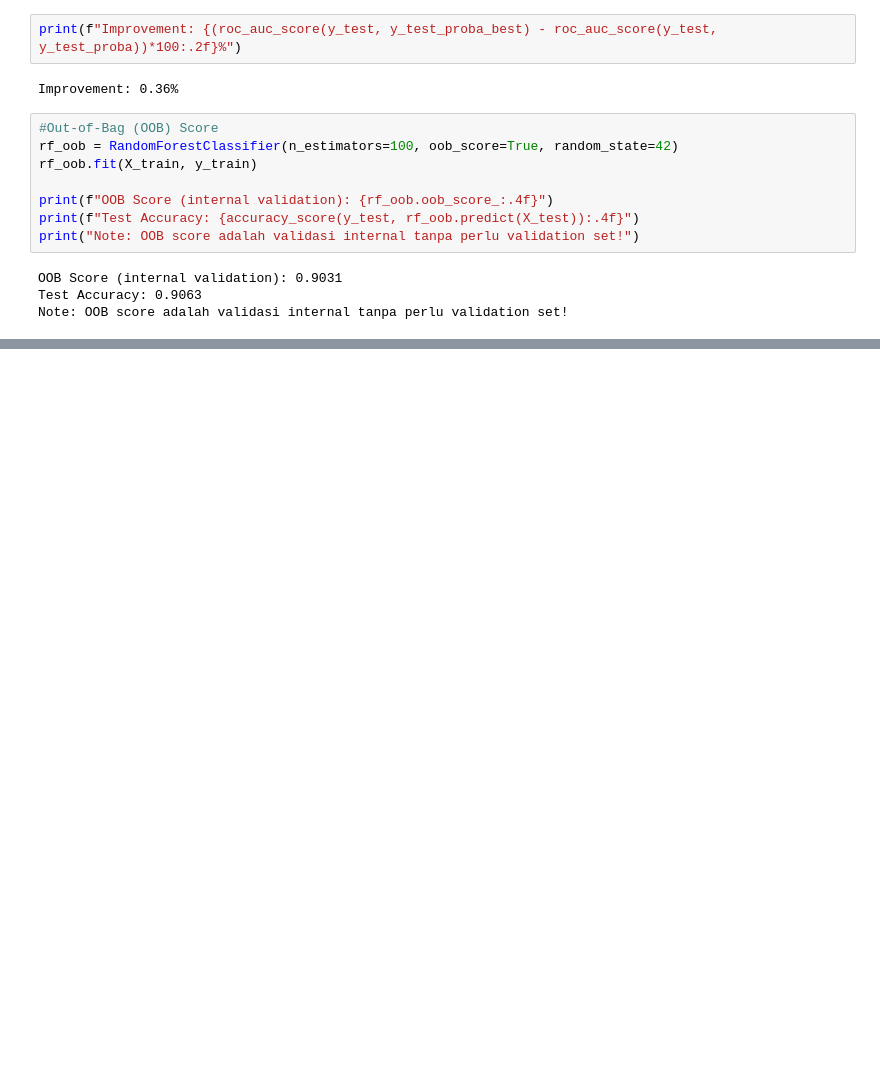
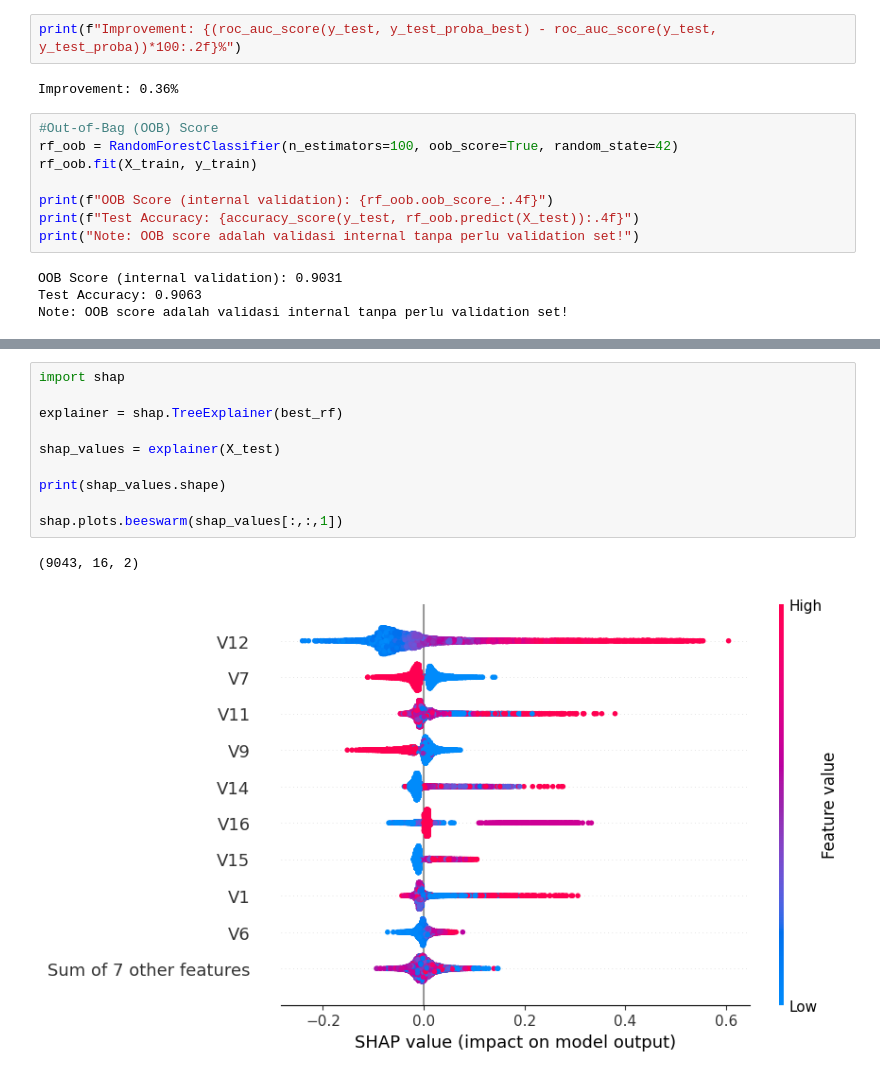
Before and after one commit to GampichXD/Computer-Vision---Indonesia-AI--Making-Own-Material-, a Jupyter notebook: Day 3 - Ensemble & Random Forest/notebooks/01-randomforest-forclassification.ipynb, the cells around one changed output, grey strips where cells are left out. Saved outputs shown, nothing was run; the diff lists cells and outputs as text; blank space fills up the shorter version.

```diff
--- a/Day 3 - Ensemble & Random Forest/notebooks/01-randomforest-forclassification.ipynb
+++ b/Day 3 - Ensemble & Random Forest/notebooks/01-randomforest-forclassification.ipynb
@@ -238,0 +442,13 @@ Note: OOB score adalah validasi internal tanpa perlu validation set!
+# %%
+import shap
+
+explainer = shap.TreeExplainer(best_rf)
+
+shap_values = explainer(X_test)
+
+print(shap_values.shape)
+
+shap.plots.beeswarm(shap_values[:,:,1])
+# %% [output]
+(9043, 16, 2)
+[figure, added]
```
Also changed, not shown: parts of 8 cells of this notebook, 1 other file.
